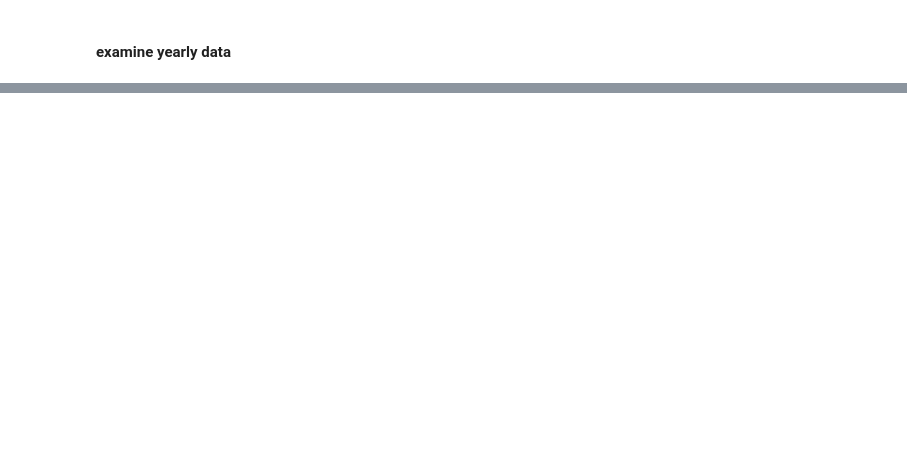
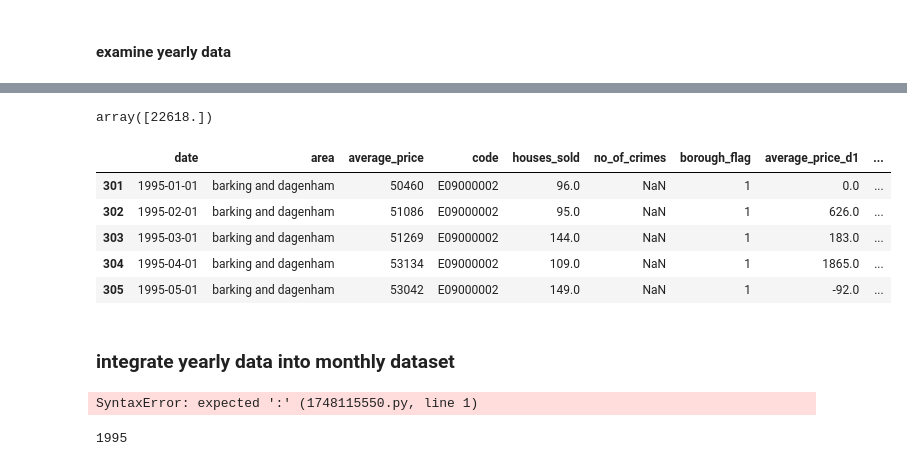
Before and after one commit to hlu109/math462_project, a Jupyter notebook: scripts/data_exploration.ipynb, the cells around one changed output, grey strips where cells are left out. Drawn from its saved outputs; the diff is of its cells as text; code cells hidden in the pictures; blank space fills up the shorter version.

```diff
--- a/scripts/data_exploration.ipynb
+++ b/scripts/data_exploration.ipynb
@@ -154,0 +168,51 @@ yearly_data
+# %%
+yearly_data.loc[(yearly_data.year == 2000) & (
+    yearly_data.area == 'barking and dagenham')]["median_salary"].values
+# %% [output]
+array([22618.])
+# %%
+monthly_data.loc[(monthly_data.year == 1995) &
+                 (monthly_data.area == 'barking and dagenham'),
+                 'new_col_delete'] = 10
+monthly_data.head()
+# %% [output]
+|  | date | area | average_price | code | houses_sold | no_of_crimes | borough_flag | average_price_d1 | ... |
+| 301 | 1995-01-01 | barking and dagenham | 50460 | E09000002 | 96.0 | NaN | 1 | 0.0 | ... |
+| 302 | 1995-02-01 | barking and dagenham | 51086 | E09000002 | 95.0 | NaN | 1 | 626.0 | ... |
+| 303 | 1995-03-01 | barking and dagenham | 51269 | E09000002 | 144.0 | NaN | 1 | 183.0 | ... |
+| 304 | 1995-04-01 | barking and dagenham | 53134 | E09000002 | 109.0 | NaN | 1 | 1865.0 | ... |
+| 305 | 1995-05-01 | barking and dagenham | 53042 | E09000002 | 149.0 | NaN | 1 | -92.0 | ... |
+# %% [markdown]
+### integrate yearly data into monthly dataset
+# %%
+def interpolate_yearly(monthly_data, yearly_data, col, interpolate=True):
+    # by month and area
+    # yearly data covers range 1999 to 2019 (all on dec 1)
+    # for the years in the monthly data that aren't covered in the yearly data, we just copy the nearest yearly data
+    min_year = 1999
+    max_year = 2020
+    if interpolate:
+        for year in range(min_year, max_year):
+            for a in yearly_data.area.unique():
+                yearly_data[col]
+                pass
+    else:  # copy
+        for a in yearly_data.area.unique():
+            for year in range(min_year, max_year):
+                monthly_data.loc[(monthly_data.year == year) &
+                                 (monthly_data.area == a),
+                                 col] = yearly_data.loc[
+                                     (yearly_data.year == year)
+                                     & (yearly_data.area == a)][col].values[0]
+            for year in range(monthly_data.year.min(), min_year):
+                # TODO: copy stuff from the nearest year (min_year)
+                pass
+            for year in range(max_year + 1, monthly_data.year.max()):
+                # TODO: copy stuff from the nearest year (max_year)
+                pass
+# %% [output]
+SyntaxError: expected ':' (1748115550.py, line 1)
+# %%
+monthly_data.year.min()
+# %% [output]
+1995
```
Also changed, not shown: parts of 10 cells of this notebook, 2 other files.
